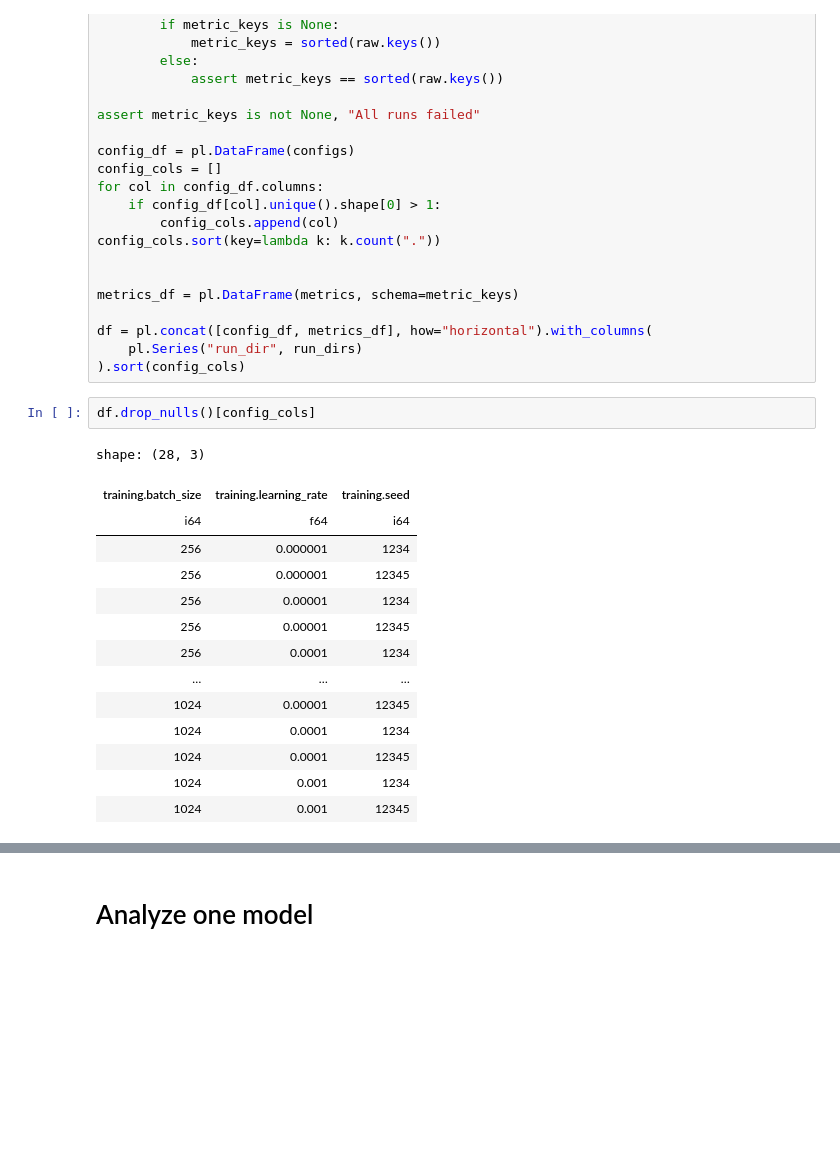
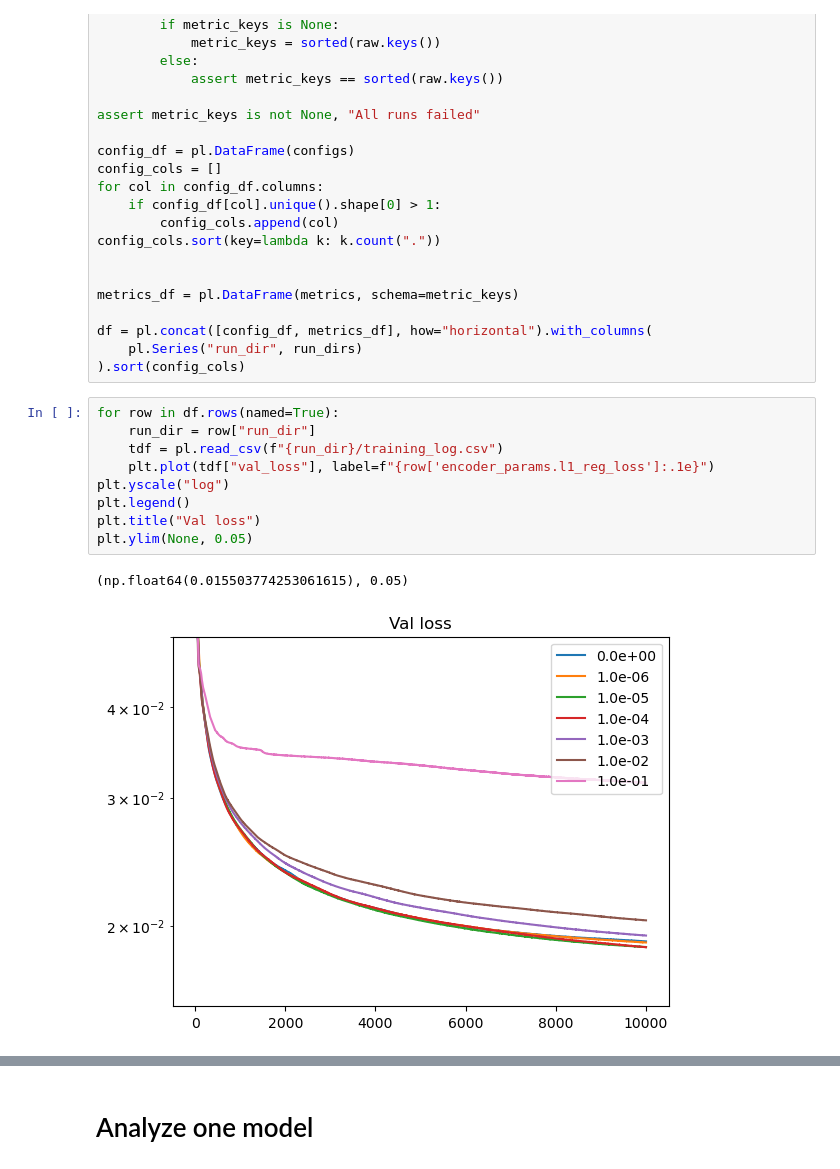
Before and after one commit to saalfeldlab/NeuralGraph, a Jupyter notebook: src/LatentEvolution/latent_space.ipynb, the cells around one changed output, grey strips where cells are left out. Cells and saved outputs as stored; diff of their text form; blank space fills up the shorter version.

```diff
--- a/src/LatentEvolution/latent_space.ipynb
+++ b/src/LatentEvolution/latent_space.ipynb
@@ -93,19 +99,14 @@ df = pl.concat([config_df, metrics_df], how="horizontal").with_columns(
     pl.Series("run_dir", run_dirs)
 ).sort(config_cols)
 # %%
-df.drop_nulls()[config_cols]
+for row in df.rows(named=True):
+    run_dir = row["run_dir"]
+    tdf = pl.read_csv(f"{run_dir}/training_log.csv")
+    plt.plot(tdf["val_loss"], label=f"{row['encoder_params.l1_reg_loss']:.1e}")
+plt.yscale("log")
+plt.legend()
+plt.title("Val loss")
+plt.ylim(None, 0.05)
 # %% [output]
-shape: (28, 3)
+(np.float64(0.015503774253061615), 0.05)
-| training.batch_size | training.learning_rate | training.seed |
-| i64 | f64 | i64 |
-| 256 | 0.000001 | 1234 |
-| 256 | 0.000001 | 12345 |
-| 256 | 0.00001 | 1234 |
-| 256 | 0.00001 | 12345 |
-| 256 | 0.0001 | 1234 |
-| … | … | … |
-| 1024 | 0.00001 | 12345 |
-| 1024 | 0.0001 | 1234 |
-| 1024 | 0.0001 | 12345 |
-| 1024 | 0.001 | 1234 |
-| 1024 | 0.001 | 12345 |
+[figure, added]
```
Also changed, not shown: parts of 33 cells of this notebook, 2 other files.
